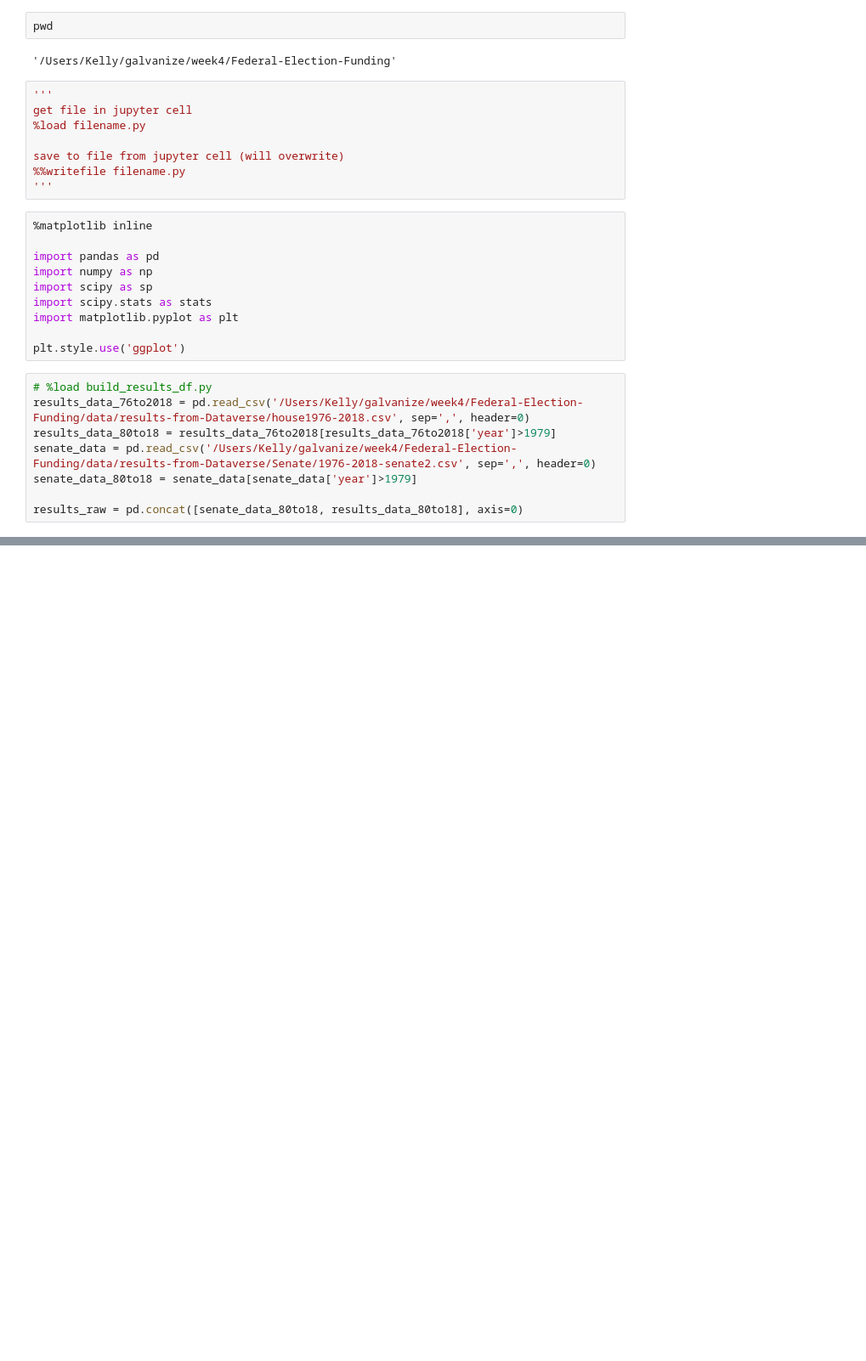
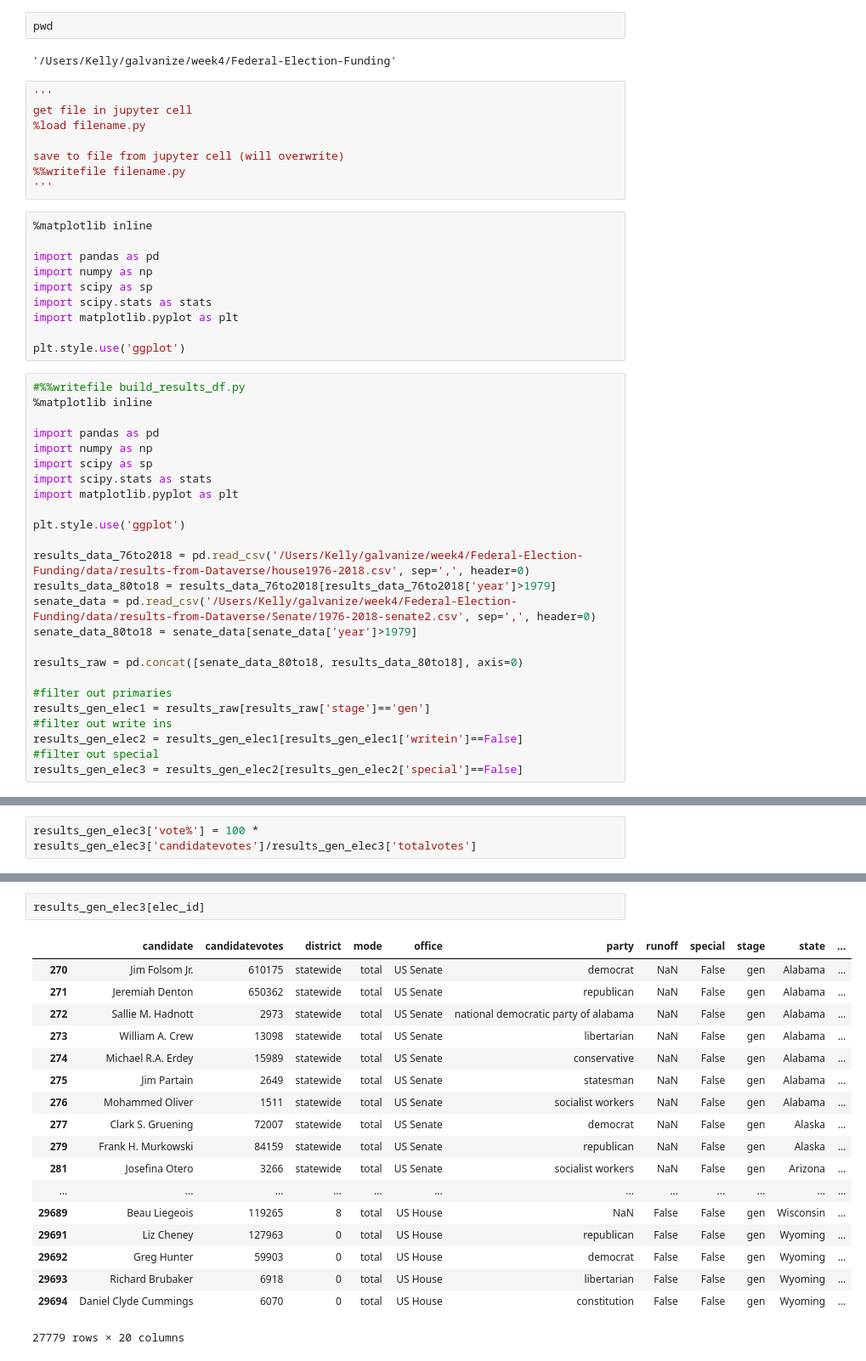
Before and after one commit to kellystroh/Federal-Election-Funding, a Jupyter notebook: results_df.ipynb, the cells around one changed output, grey strips where cells are left out. Shown at 85% size. Drawn from its saved outputs; the diff is of its cells as text; blank space fills up the shorter version.

```diff
--- a/results_df.ipynb
+++ b/results_df.ipynb
@@ -21,13 +21,30 @@ import matplotlib.pyplot as plt
 
 plt.style.use('ggplot')
 # %%
-# %load build_results_df.py
+#%%writefile build_results_df.py
+%matplotlib inline
+
+import pandas as pd
+import numpy as np
+import scipy as sp
+import scipy.stats as stats
+import matplotlib.pyplot as plt
+
+plt.style.use('ggplot')
+
 results_data_76to2018 = pd.read_csv('/Users/Kelly/galvanize/week4/Federal-Election-Funding/data/results-from-Dataverse/house1976-2018.csv', sep=',', header=0)
 results_data_80to18 = results_data_76to2018[results_data_76to2018['year']>1979]
 senate_data = pd.read_csv('/Users/Kelly/galvanize/week4/Federal-Election-Funding/data/results-from-Dataverse/Senate/1976-2018-senate2.csv', sep=',', header=0)
 senate_data_80to18 = senate_data[senate_data['year']>1979]
 
 results_raw = pd.concat([senate_data_80to18, results_data_80to18], axis=0)
+
+#filter out primaries
+results_gen_elec1 = results_raw[results_raw['stage']=='gen']
+#filter out write ins
+results_gen_elec2 = results_gen_elec1[results_gen_elec1['writein']==False]
+#filter out special
+results_gen_elec3 = results_gen_elec2[results_gen_elec2['special']==False]
 # %% [output]
 of pandas will change to not sort by default.
 
@@ -135,0 +62,2 @@ ValueError: The truth value of a Series is ambiguous. Use a.empty, a.bool(), a.i
+# %%
+results_gen_elec3['vote%'] = 100 * results_gen_elec3['candidatevotes']/results_gen_elec3['totalvotes']
@@ -135,0 +70,21 @@ ValueError: The truth value of a Series is ambiguous. Use a.empty, a.bool(), a.i
+# %%
+results_gen_elec3[elec_id]
+# %% [output]
+|  | candidate | candidatevotes | district | mode | office | party | runoff | special | stage | state | ... |
+| 270 | Jim Folsom Jr. | 610175 | statewide | total | US Senate | democrat | NaN | False | gen | Alabama | ... |
+| 271 | Jeremiah Denton | 650362 | statewide | total | US Senate | republican | NaN | False | gen | Alabama | ... |
+| 272 | Sallie M. Hadnott | 2973 | statewide | total | US Senate | national democratic party of alabama | NaN | False | gen | Alabama | ... |
+| 273 | William A. Crew | 13098 | statewide | total | US Senate | libertarian | NaN | False | gen | Alabama | ... |
+| 274 | Michael R.A. Erdey | 15989 | statewide | total | US Senate | conservative | NaN | False | gen | Alabama | ... |
+| 275 | Jim Partain | 2649 | statewide | total | US Senate | statesman | NaN | False | gen | Alabama | ... |
+| 276 | Mohammed Oliver | 1511 | statewide | total | US Senate | socialist workers | NaN | False | gen | Alabama | ... |
+| 277 | Clark S. Gruening | 72007 | statewide | total | US Senate | democrat | NaN | False | gen | Alaska | ... |
+| 279 | Frank H. Murkowski | 84159 | statewide | total | US Senate | republican | NaN | False | gen | Alaska | ... |
+| 281 | Josefina Otero | 3266 | statewide | total | US Senate | socialist workers | NaN | False | gen | Arizona | ... |
+| ... | ... | ... | ... | ... | ... | ... | ... | ... | ... | ... | ... |
+| 29689 | Beau Liegeois | 119265 | 8 | total | US House | NaN | False | False | gen | Wisconsin | ... |
+| 29691 | Liz Cheney | 127963 | 0 | total | US House | republican | False | False | gen | Wyoming | ... |
+| 29692 | Greg Hunter | 59903 | 0 | total | US House | democrat | False | False | gen | Wyoming | ... |
+| 29693 | Richard Brubaker | 6918 | 0 | total | US House | libertarian | False | False | gen | Wyoming | ... |
+| 29694 | Daniel Clyde Cummings | 6070 | 0 | total | US House | constitution | False | False | gen | Wyoming | ... |
+27779 rows × 20 columns
```
Also changed, not shown: parts of 10 cells of this notebook, 3 other files.
